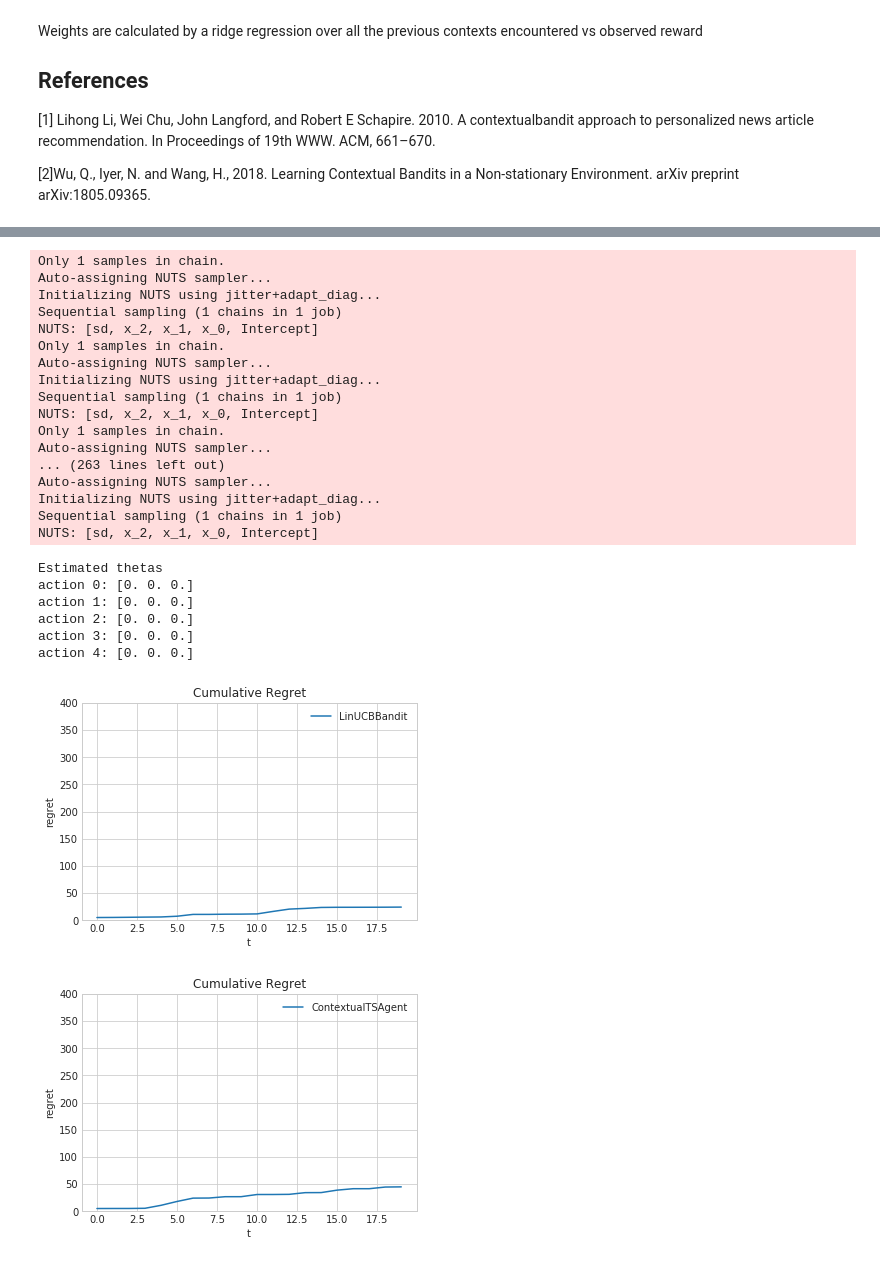
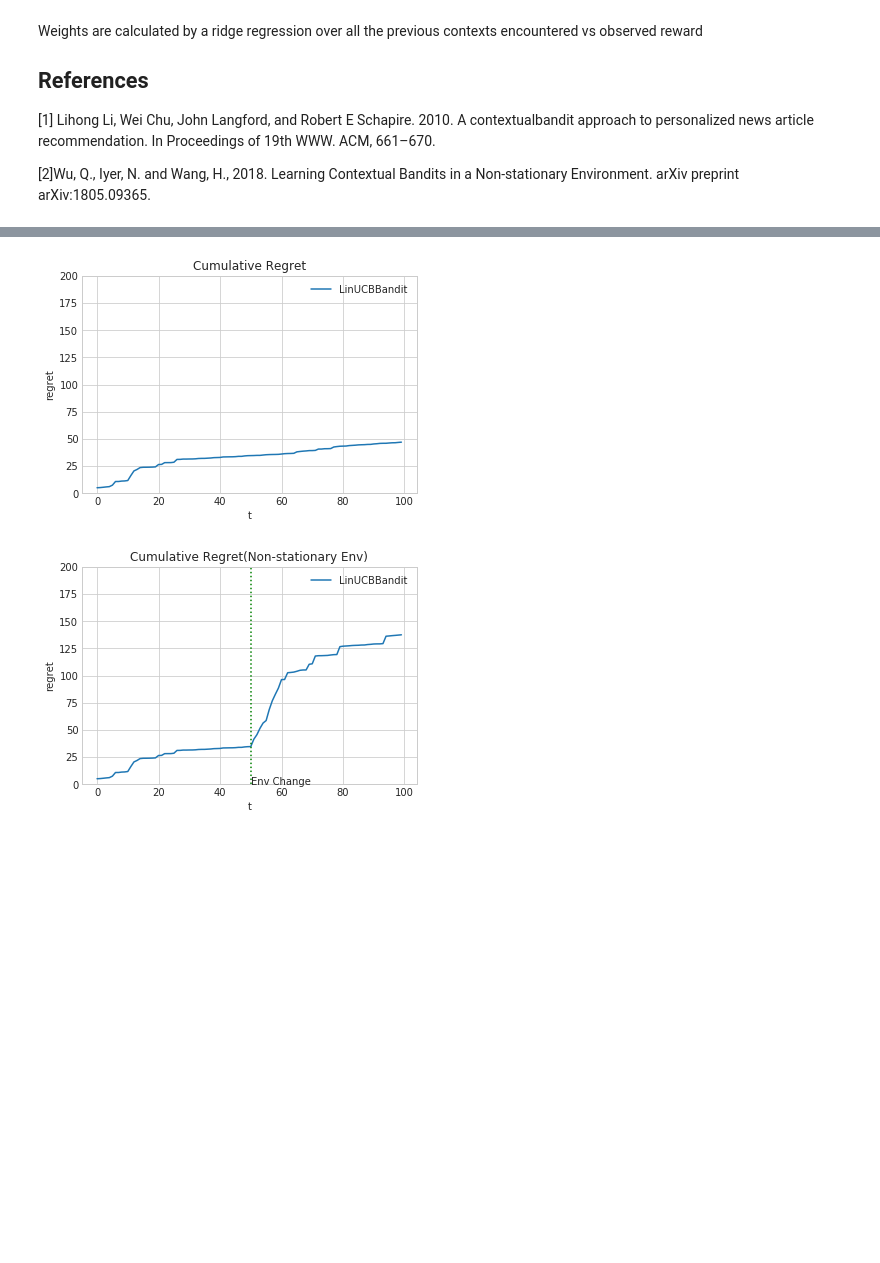
Before and after one commit to stephengou/Contextual-Multi-Armed-Bandit, a Jupyter notebook: Non-Stationary Contextual MAB.ipynb, the cells around one changed output, grey strips where cells are left out. Drawn from its saved outputs; the diff is of its cells as text; code cells hidden in the pictures; blank space fills up the shorter version.

Commit message:
initial implementation of contextual MAB for factorial experiement

```diff
--- a/Non-Stationary Contextual MAB.ipynb
+++ b/Non-Stationary Contextual MAB.ipynb
@@ -195,7 +195,7 @@ class Experiment():
         ax.set_title('Cumulative Regret' if not self.non_stationary else 'Cumulative Regret(Non-stationary Env)')
         ax.set_xlabel('t')
         ax.set_ylabel('regret')
-        ax.set_ylim(0.,400.)
+        ax.set_ylim(0.,200.)
         ax.plot(regret_list, label=str(type(self.agent).__name__))
         if self.non_stationary:
             ax.axvline(x=t_change,linestyle=':',color='green')
@@ -205,16 +205,16 @@ class Experiment():
         return
 # %%
 #Main
-ITERATIONS = 20
+ITERATIONS = 100
 FEATURES = 3
 ACTIONS = 5
 exp1 = Experiment(ITERATIONS, LinUCBBandit(FEATURES, ACTIONS),FEATURES, ACTIONS, False)
-#exp2 =  Experiment(ITERATIONS, LinUCBBandit(FEATURES, ACTIONS),FEATURES, ACTIONS, True)
+exp2 =  Experiment(ITERATIONS, LinUCBBandit(FEATURES, ACTIONS),FEATURES, ACTIONS, True)
 exp1.run()
-#exp2.run()
-agent = ContextualTSAgent(FEATURES, ACTIONS)
-exp3 = Experiment(ITERATIONS,agent ,FEATURES, ACTIONS, False)
-exp3.run()
+exp2.run()
+#agent = ContextualTSAgent(FEATURES, ACTIONS)
+#exp3 = Experiment(ITERATIONS,agent ,FEATURES, ACTIONS, False)
+#exp3.run()
 # %% [output]
 Experiment Starts
 Ground truth thetas
@@ -236,25 +236,2 @@ action 4: [ 0.20413368  1.27678991 -1.28689183]
-Only 1 samples in chain.
-Auto-assigning NUTS sampler...
-Initializing NUTS using jitter+adapt_diag...
-Sequential sampling (1 chains in 1 job)
-NUTS: [sd, x_2, x_1, x_0, Intercept]
-Only 1 samples in chain.
-Auto-assigning NUTS sampler...
-Initializing NUTS using jitter+adapt_diag...
-Sequential sampling (1 chains in 1 job)
-NUTS: [sd, x_2, x_1, x_0, Intercept]
-Only 1 samples in chain.
-Auto-assigning NUTS sampler...
-... (263 lines left out)
-Auto-assigning NUTS sampler...
-Initializing NUTS using jitter+adapt_diag...
-Sequential sampling (1 chains in 1 job)
-NUTS: [sd, x_2, x_1, x_0, Intercept]
-Estimated thetas
-action 0: [0. 0. 0.]
-action 1: [0. 0. 0.]
-action 2: [0. 0. 0.]
-action 3: [0. 0. 0.]
-action 4: [0. 0. 0.]
-[figure, old version]
+[figure, new version]
-[figure, old version]
+[figure, new version]
```
Also changed, not shown: parts of 1 cell of this notebook, 1 other file.
